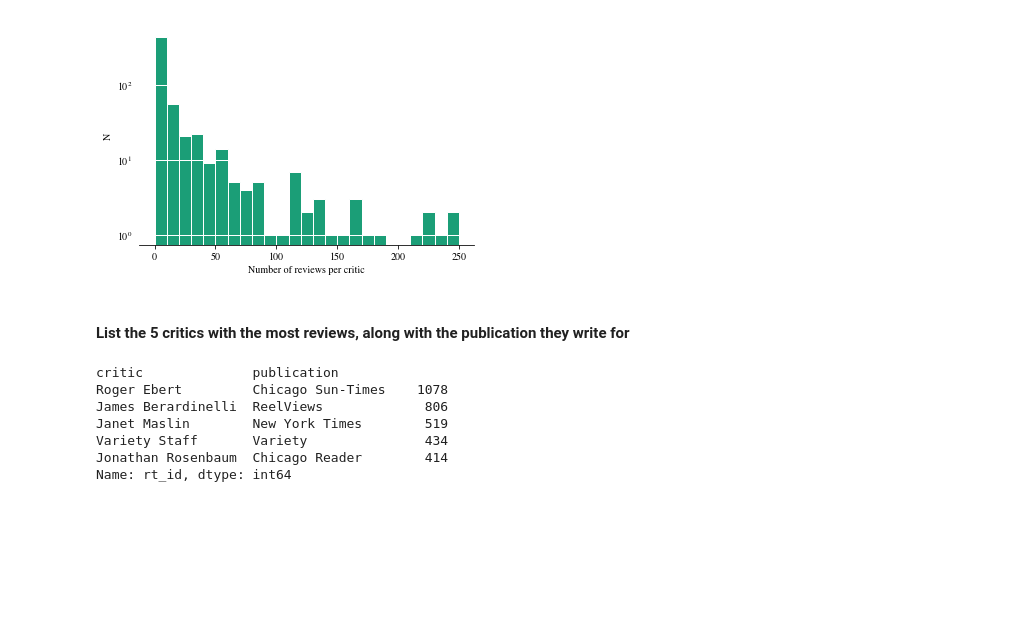
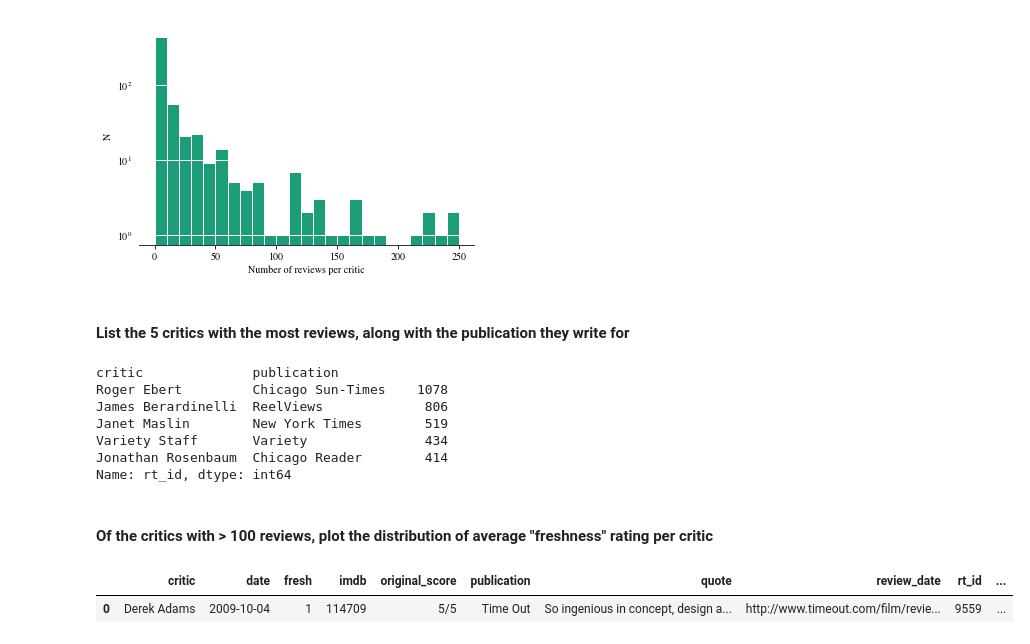
Before and after one commit to joaoDragado/dSc_roadmap, a Jupyter notebook: projects/SentimentAnalysis/HW3_user.ipynb, the cells around one changed output. Cells and saved outputs as stored; diff of their text form; code cells hidden in the pictures; blank space fills up the shorter version.

```diff
--- a/projects/SentimentAnalysis/HW3_user.ipynb
+++ b/projects/SentimentAnalysis/HW3_user.ipynb
@@ -106,3 +102,13 @@ Janet Maslin        New York Times        519
 Variety Staff       Variety               434
 Jonathan Rosenbaum  Chicago Reader        414
 Name: rt_id, dtype: int64
+# %% [markdown]
+#### Of the critics with > 100 reviews, plot the distribution of average "freshness" rating per critic
+# %%
+df = critics.copy()
+# turn fresh col into numerical
+df['fresh'] = (df.fresh == 'fresh').astype(int)
+df.head(1)
+# %% [output]
+|  | critic | date | fresh | imdb | original_score | publication | quote | review_date | rt_id | ... |
+| 0 | Derek Adams | 2009-10-04 | 1 | 114709 | 5/5 | Time Out | So ingenious in concept, design a... | http://www.timeout.com/film/revie... | 9559 | ... |
```
Also changed, not shown: parts of 14 cells of this notebook, 1 other file.
